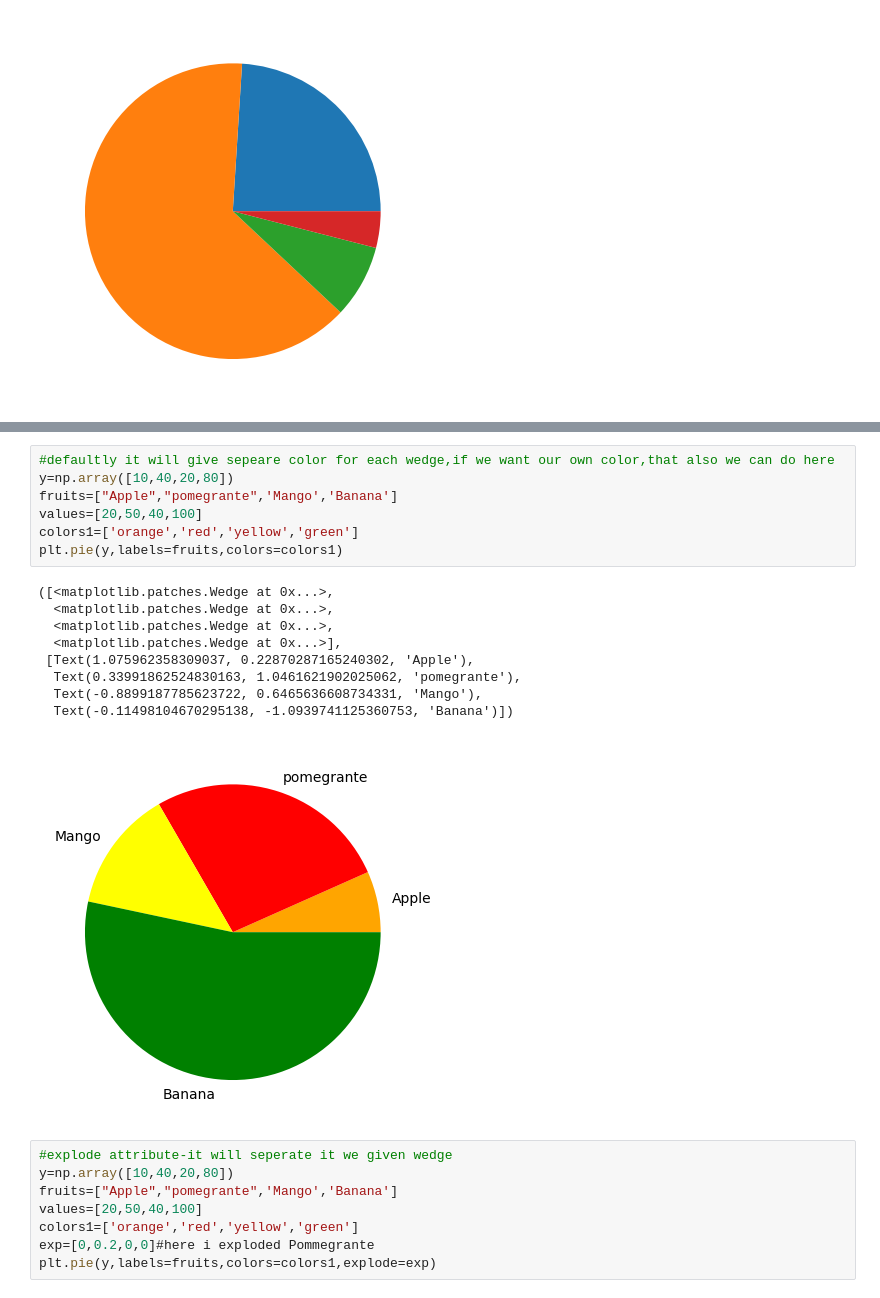
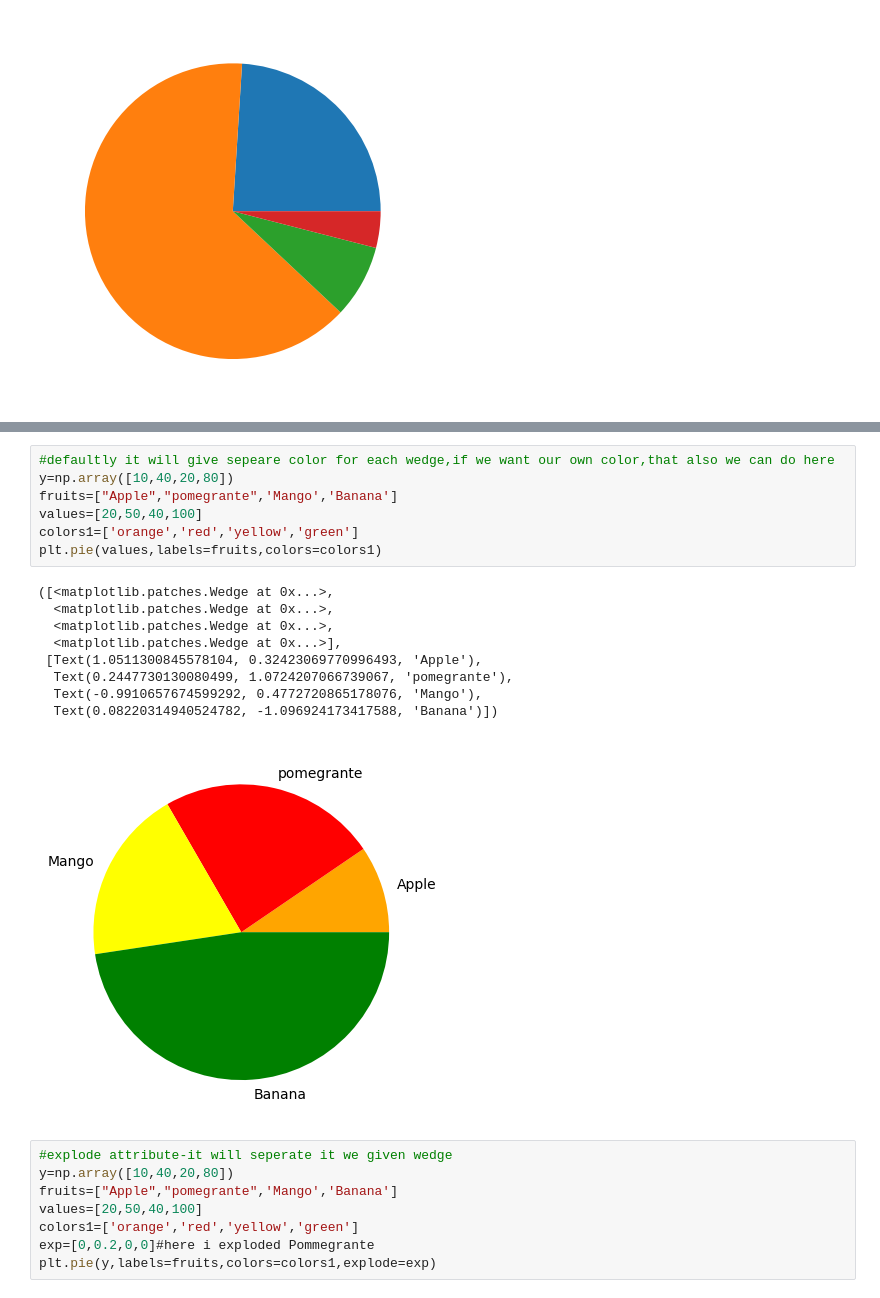
Before and after one commit to Karthik6622/PYTHON, a Jupyter notebook: Matplotlib_Practise_files/Matplotlib-Basics.ipynb, the cells around one changed output, grey strips where cells are left out. Saved outputs shown, nothing was run; the diff lists cells and outputs as text.

```diff
--- a/Matplotlib_Practise_files/Matplotlib-Basics.ipynb
+++ b/Matplotlib_Practise_files/Matplotlib-Basics.ipynb
@@ -272,20 +272,20 @@ plt.pie(y,labels=fruits)#with label attribute we can give name each wedge
 # %%
 #defaultly it will give sepeare color for each wedge,if we want our own color,that also we can do here
 y=np.array([10,40,20,80])
 fruits=["Apple","pomegrante",'Mango','Banana']
 values=[20,50,40,100]
 colors1=['orange','red','yellow','green']
-plt.pie(y,labels=fruits,colors=colors1)
+plt.pie(values,labels=fruits,colors=colors1)
 # %% [output]
 ([<matplotlib.patches.Wedge at 0x...>,
   <matplotlib.patches.Wedge at 0x...>,
   <matplotlib.patches.Wedge at 0x...>,
   <matplotlib.patches.Wedge at 0x...>],
- [Text(1.075962358309037, 0.22870287165240302, 'Apple'),
-  Text(0.33991862524830163, 1.0461621902025062, 'pomegrante'),
-  Text(-0.8899187785623722, 0.6465636608734331, 'Mango'),
-  Text(-0.11498104670295138, -1.0939741125360753, 'Banana')])
+ [Text(1.0511300845578104, 0.32423069770996493, 'Apple'),
+  Text(0.2447730130080499, 1.0724207066739067, 'pomegrante'),
+  Text(-0.9910657674599292, 0.4772720865178076, 'Mango'),
+  Text(0.08220314940524782, -1.096924173417588, 'Banana')])
-[figure, old version]
+[figure, new version]
 # %%
 #explode attribute-it will seperate it we given wedge
 y=np.array([10,40,20,80])
```
Also changed, not shown: parts of 4 cells of this notebook, 22 other files.
